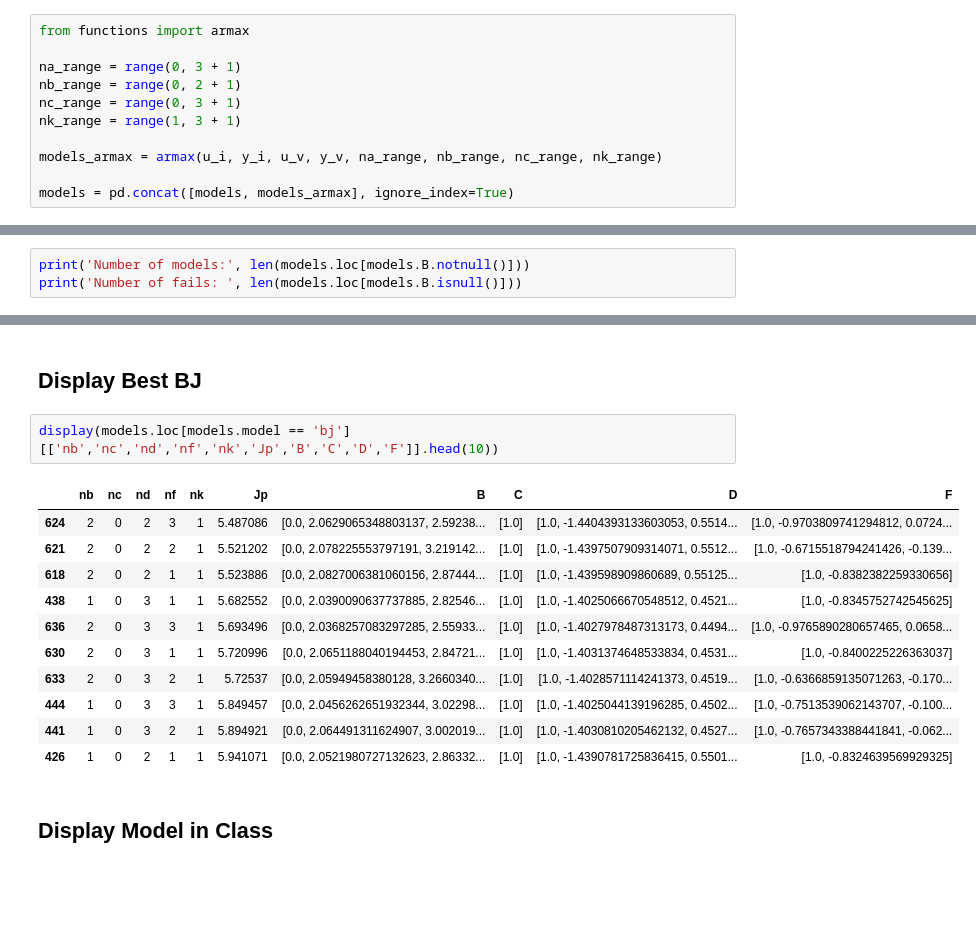
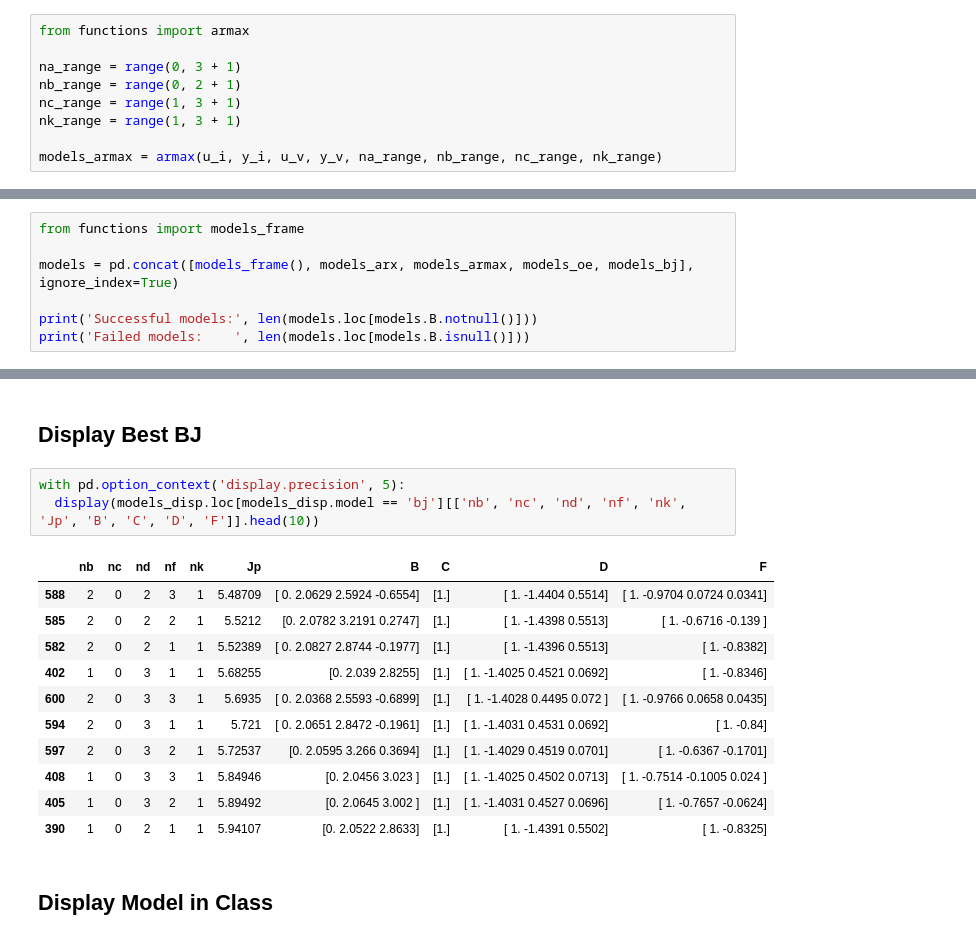
Before and after one commit to GuiBeal/system-identification, a Jupyter notebook: Python/main.ipynb, the cells around one changed output, grey strips where cells are left out. Drawn from its saved outputs; the diff is of its cells as text; blank space fills up the shorter version.

```diff
--- a/Python/main.ipynb
+++ b/Python/main.ipynb
@@ -158,12 +170,10 @@ from functions import armax
 
 na_range = range(0, 3 + 1)
 nb_range = range(0, 2 + 1)
-nc_range = range(0, 3 + 1)
+nc_range = range(1, 3 + 1)
 nk_range = range(1, 3 + 1)
 
 models_armax = armax(u_i, y_i, u_v, y_v, na_range, nb_range, nc_range, nk_range)
-
-models = pd.concat([models, models_armax], ignore_index=True)
 # %% [markdown]
 # Output Error
 
@@ -221,6 +247,10 @@ models = pd.concat([models, models_bj], ignore_index=True)
 # %% [markdown]
 # Results
 # %%
-print('Number of models:', len(models.loc[models.B.notnull()]))
-print('Number of fails: ', len(models.loc[models.B.isnull()]))
+from functions import models_frame
+
+models = pd.concat([models_frame(), models_arx, models_armax, models_oe, models_bj], ignore_index=True)
+
+print('Successful models:', len(models.loc[models.B.notnull()]))
+print('Failed models:    ', len(models.loc[models.B.isnull()]))
 # %% [output]
@@ -326,19 +451,20 @@ display(models.loc[models.model == 'oe'][['nb','nf','nk','Jp','B','F',]].head(10
 # %% [markdown]
 ## Display Best BJ
 # %%
-display(models.loc[models.model == 'bj'][['nb','nc','nd','nf','nk','Jp','B','C','D','F']].head(10))
+with pd.option_context('display.precision', 5):
+  display(models_disp.loc[models_disp.model == 'bj'][['nb', 'nc', 'nd', 'nf', 'nk', 'Jp', 'B', 'C', 'D', 'F']].head(10))
 # %% [output]
 |  | nb | nc | nd | nf | nk | Jp | B | C | D | F |
-| 624 | 2 | 0 | 2 | 3 | 1 | 5.487086 | [0.0, 2.0629065348803137, 2.59238... | [1.0] | [1.0, -1.4404393133603053, 0.5514... | [1.0, -0.9703809741294812, 0.0724... |
-| 621 | 2 | 0 | 2 | 2 | 1 | 5.521202 | [0.0, 2.078225553797191, 3.219142... | [1.0] | [1.0, -1.4397507909314071, 0.5512... | [1.0, -0.6715518794241426, -0.139... |
-| 618 | 2 | 0 | 2 | 1 | 1 | 5.523886 | [0.0, 2.0827006381060156, 2.87444... | [1.0] | [1.0, -1.439598909860689, 0.55125... | [1.0, -0.8382382259330656] |
-| 438 | 1 | 0 | 3 | 1 | 1 | 5.682552 | [0.0, 2.0390090637737885, 2.82546... | [1.0] | [1.0, -1.4025066670548512, 0.4521... | [1.0, -0.8345752742545625] |
-| 636 | 2 | 0 | 3 | 3 | 1 | 5.693496 | [0.0, 2.0368257083297285, 2.55933... | [1.0] | [1.0, -1.4027978487313173, 0.4494... | [1.0, -0.9765890280657465, 0.0658... |
-| 630 | 2 | 0 | 3 | 1 | 1 | 5.720996 | [0.0, 2.0651188040194453, 2.84721... | [1.0] | [1.0, -1.4031374648533834, 0.4531... | [1.0, -0.8400225226363037] |
-| 633 | 2 | 0 | 3 | 2 | 1 | 5.72537 | [0.0, 2.05949458380128, 3.2660340... | [1.0] | [1.0, -1.4028571114241373, 0.4519... | [1.0, -0.6366859135071263, -0.170... |
-| 444 | 1 | 0 | 3 | 3 | 1 | 5.849457 | [0.0, 2.0456262651932344, 3.02298... | [1.0] | [1.0, -1.4025044139196285, 0.4502... | [1.0, -0.7513539062143707, -0.100... |
-| 441 | 1 | 0 | 3 | 2 | 1 | 5.894921 | [0.0, 2.064491311624907, 3.002019... | [1.0] | [1.0, -1.4030810205462132, 0.4527... | [1.0, -0.7657343388441841, -0.062... |
-| 426 | 1 | 0 | 2 | 1 | 1 | 5.941071 | [0.0, 2.0521980727132623, 2.86332... | [1.0] | [1.0, -1.4390781725836415, 0.5501... | [1.0, -0.8324639569929325] |
+| 588 | 2 | 0 | 2 | 3 | 1 | 5.48709 | [ 0. 2.0629 2.5924 -0.6554] | [1.] | [ 1. -1.4404 0.5514] | [ 1. -0.9704 0.0724 0.0341] |
+| 585 | 2 | 0 | 2 | 2 | 1 | 5.5212 | [0. 2.0782 3.2191 0.2747] | [1.] | [ 1. -1.4398 0.5513] | [ 1. -0.6716 -0.139 ] |
+| 582 | 2 | 0 | 2 | 1 | 1 | 5.52389 | [ 0. 2.0827 2.8744 -0.1977] | [1.] | [ 1. -1.4396 0.5513] | [ 1. -0.8382] |
+| 402 | 1 | 0 | 3 | 1 | 1 | 5.68255 | [0. 2.039 2.8255] | [1.] | [ 1. -1.4025 0.4521 0.0692] | [ 1. -0.8346] |
+| 600 | 2 | 0 | 3 | 3 | 1 | 5.6935 | [ 0. 2.0368 2.5593 -0.6899] | [1.] | [ 1. -1.4028 0.4495 0.072 ] | [ 1. -0.9766 0.0658 0.0435] |
+| 594 | 2 | 0 | 3 | 1 | 1 | 5.721 | [ 0. 2.0651 2.8472 -0.1961] | [1.] | [ 1. -1.4031 0.4531 0.0692] | [ 1. -0.84] |
+| 597 | 2 | 0 | 3 | 2 | 1 | 5.72537 | [0. 2.0595 3.266 0.3694] | [1.] | [ 1. -1.4029 0.4519 0.0701] | [ 1. -0.6367 -0.1701] |
+| 408 | 1 | 0 | 3 | 3 | 1 | 5.84946 | [0. 2.0456 3.023 ] | [1.] | [ 1. -1.4025 0.4502 0.0713] | [ 1. -0.7514 -0.1005 0.024 ] |
+| 405 | 1 | 0 | 3 | 2 | 1 | 5.89492 | [0. 2.0645 3.002 ] | [1.] | [ 1. -1.4031 0.4527 0.0696] | [ 1. -0.7657 -0.0624] |
+| 390 | 1 | 0 | 2 | 1 | 1 | 5.94107 | [0. 2.0522 2.8633] | [1.] | [ 1. -1.4391 0.5502] | [ 1. -0.8325] |
 # %% [markdown]
 ## Display Model in Class
 # %%
```
Also changed, not shown: parts of 21 cells of this notebook, 3 other files.
